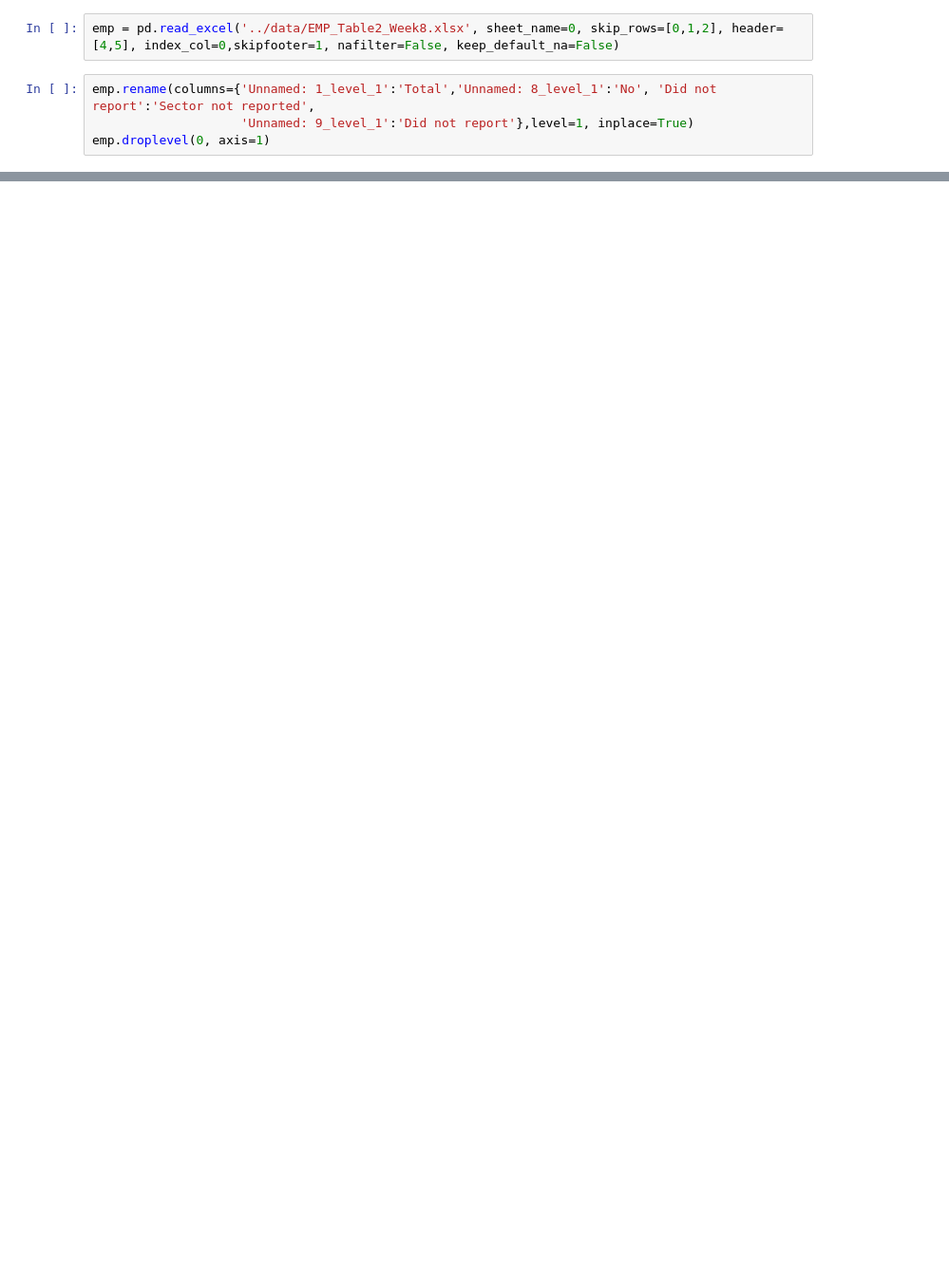
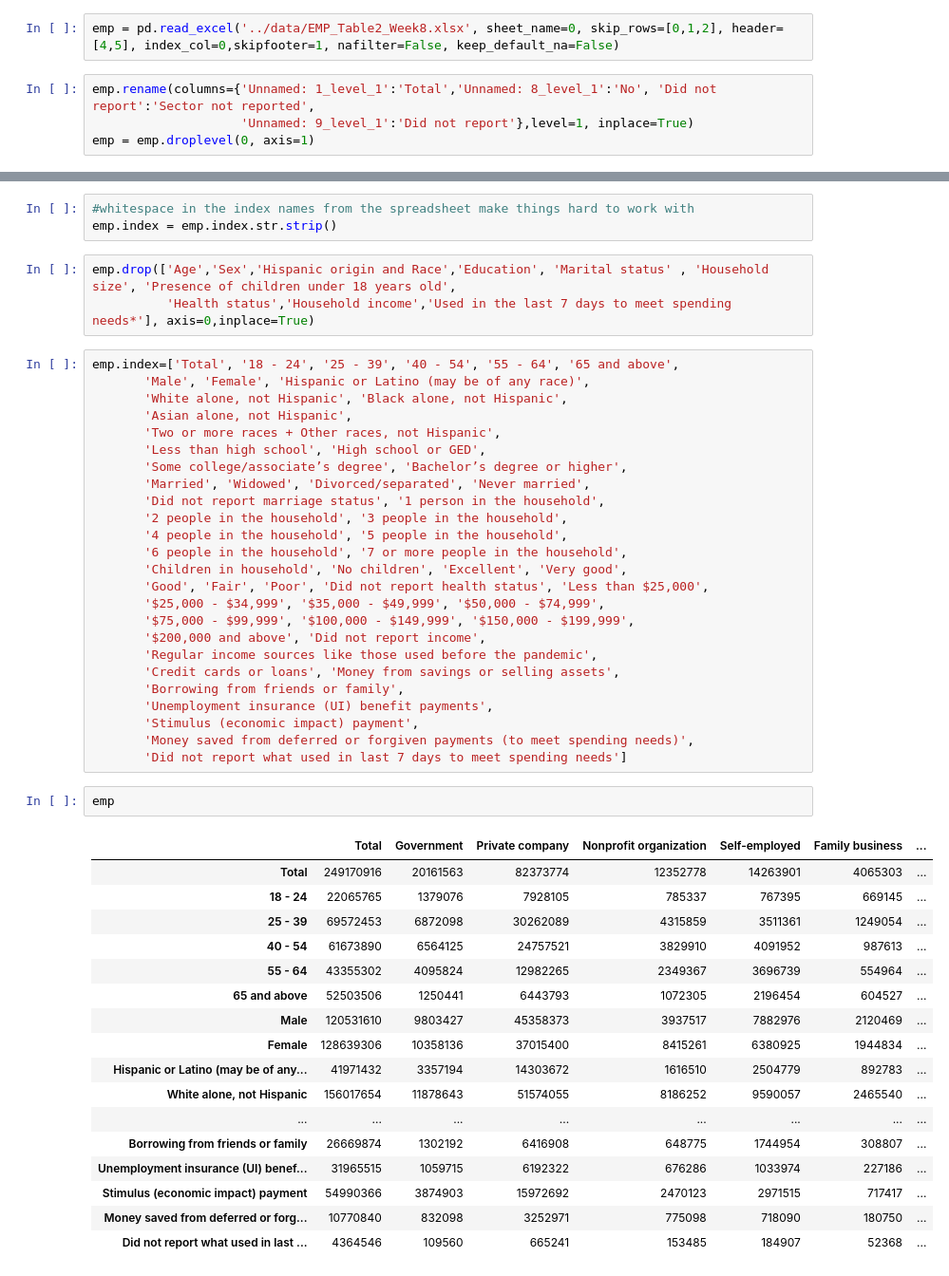
Before and after one commit to AnGWar26/icsd-pulse, a Jupyter notebook: notebooks/clean_data_emp.ipynb, the cells around one changed output, grey strips where cells are left out. Shown at 95% size. Saved outputs shown, nothing was run; the diff lists cells and outputs as text; blank space fills up the shorter version.

```diff
--- a/notebooks/clean_data_emp.ipynb
+++ b/notebooks/clean_data_emp.ipynb
@@ -6,4 +10,4 @@ emp = pd.read_excel('../data/EMP_Table2_Week8.xlsx', sheet_name=0, skip_rows=[0,
 # %%
 emp.rename(columns={'Unnamed: 1_level_1':'Total','Unnamed: 8_level_1':'No', 'Did not report':'Sector not reported',
                     'Unnamed: 9_level_1':'Did not report'},level=1, inplace=True)
-emp.droplevel(0, axis=1)
+emp = emp.droplevel(0, axis=1)
@@ -27,0 +14,51 @@ emp.droplevel(0, axis=1)
+# %%
+#whitespace in the index names from the spreadsheet make things hard to work with
+emp.index = emp.index.str.strip()
+# %%
+emp.drop(['Age','Sex','Hispanic origin and Race','Education', 'Marital status' , 'Household size', 'Presence of children under 18 years old',
+          'Health status','Household income','Used in the last 7 days to meet spending needs*'], axis=0,inplace=True)
+# %%
+emp.index=['Total', '18 - 24', '25 - 39', '40 - 54', '55 - 64', '65 and above',
+       'Male', 'Female', 'Hispanic or Latino (may be of any race)',
+       'White alone, not Hispanic', 'Black alone, not Hispanic',
+       'Asian alone, not Hispanic',
+       'Two or more races + Other races, not Hispanic',
+       'Less than high school', 'High school or GED',
+       'Some college/associate’s degree', 'Bachelor’s degree or higher',
+       'Married', 'Widowed', 'Divorced/separated', 'Never married',
+       'Did not report marriage status', '1 person in the household',
+       '2 people in the household', '3 people in the household',
+       '4 people in the household', '5 people in the household',
+       '6 people in the household', '7 or more people in the household',
+       'Children in household', 'No children', 'Excellent', 'Very good',
+       'Good', 'Fair', 'Poor', 'Did not report health status', 'Less than $25,000',
+       '$25,000 - $34,999', '$35,000 - $49,999', '$50,000 - $74,999',
+       '$75,000 - $99,999', '$100,000 - $149,999', '$150,000 - $199,999',
+       '$200,000 and above', 'Did not report income',
+       'Regular income sources like those used before the pandemic',
+       'Credit cards or loans', 'Money from savings or selling assets',
+       'Borrowing from friends or family',
+       'Unemployment insurance (UI) benefit payments',
+       'Stimulus (economic impact) payment',
+       'Money saved from deferred or forgiven payments (to meet spending needs)',
+       'Did not report what used in last 7 days to meet spending needs']
+# %%
+emp
+# %% [output]
+|  | Total | Government | Private company | Nonprofit organization | Self-employed | Family business | ... |
+| Total | 249170916 | 20161563 | 82373774 | 12352778 | 14263901 | 4065303 | ... |
+| 18 - 24 | 22065765 | 1379076 | 7928105 | 785337 | 767395 | 669145 | ... |
+| 25 - 39 | 69572453 | 6872098 | 30262089 | 4315859 | 3511361 | 1249054 | ... |
+| 40 - 54 | 61673890 | 6564125 | 24757521 | 3829910 | 4091952 | 987613 | ... |
+| 55 - 64 | 43355302 | 4095824 | 12982265 | 2349367 | 3696739 | 554964 | ... |
+| 65 and above | 52503506 | 1250441 | 6443793 | 1072305 | 2196454 | 604527 | ... |
+| Male | 120531610 | 9803427 | 45358373 | 3937517 | 7882976 | 2120469 | ... |
+| Female | 128639306 | 10358136 | 37015400 | 8415261 | 6380925 | 1944834 | ... |
+| Hispanic or Latino (may be of any... | 41971432 | 3357194 | 14303672 | 1616510 | 2504779 | 892783 | ... |
+| White alone, not Hispanic | 156017654 | 11878643 | 51574055 | 8186252 | 9590057 | 2465540 | ... |
+| ... | ... | ... | ... | ... | ... | ... | ... |
+| Borrowing from friends or family | 26669874 | 1302192 | 6416908 | 648775 | 1744954 | 308807 | ... |
+| Unemployment insurance (UI) benef... | 31965515 | 1059715 | 6192322 | 676286 | 1033974 | 227186 | ... |
+| Stimulus (economic impact) payment | 54990366 | 3874903 | 15972692 | 2470123 | 2971515 | 717417 | ... |
+| Money saved from deferred or forg... | 10770840 | 832098 | 3252971 | 775098 | 718090 | 180750 | ... |
+| Did not report what used in last ... | 4364546 | 109560 | 665241 | 153485 | 184907 | 52368 | ... |
```
Also changed, not shown: parts of 3 cells of this notebook, 3 other files.
